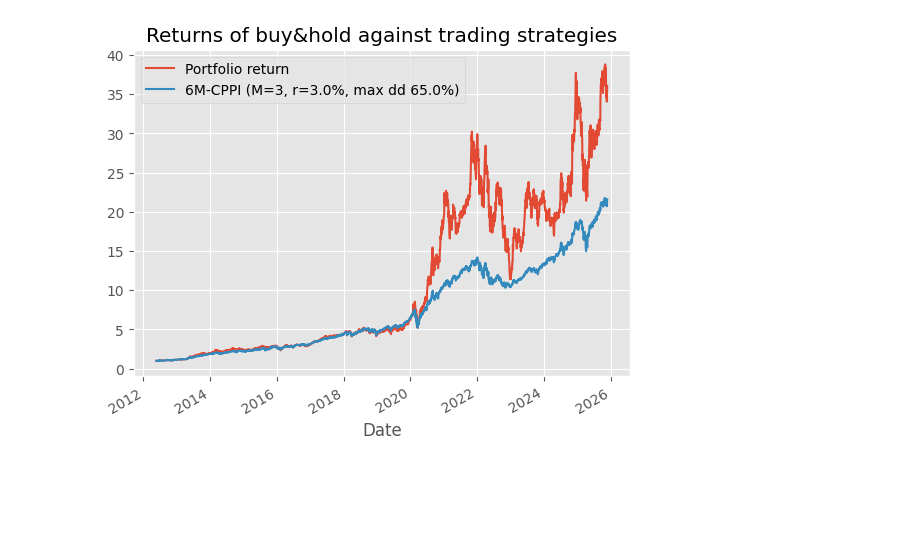
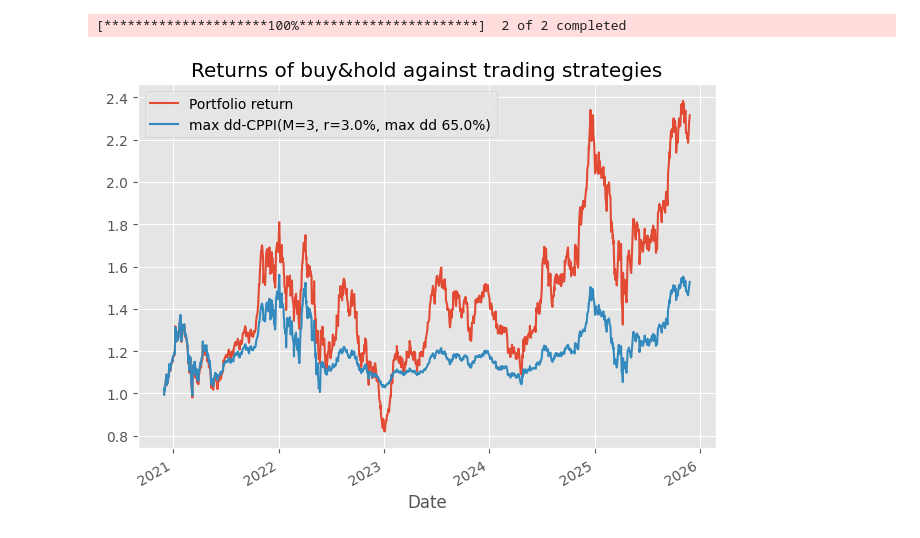
Before and after one commit to VLTSML26/trading, a Jupyter notebook: notebooks/test_nuovastruttura.ipynb, the cells around one changed output. Drawn from its saved outputs; the diff is of its cells as text; code cells hidden in the pictures; blank space fills up the shorter version.

Commit message:
Test metodi classe Tickers

```diff
--- a/notebooks/test_nuovastruttura.ipynb
+++ b/notebooks/test_nuovastruttura.ipynb
@@ -27,5 +69,11 @@ ew = Portfolio(sp_500, period="max")
 # %%
-sixmonth_cppi = CPPI(ew, {'floor': 0.65, 'rebalance': '6M', 'type': 'max dd'})
-sixmonth_cppi.plot()
+sp_500 = {
+    'tickers': ['AAPL', 'TSLA'],
+    'period': '5y'
+}
+ew = Portfolio(Tickers(**sp_500))
+CPPI(ew, floor=0.65, reb='6M', type='max dd').plot()
+plt.tight_layout()
 # %% [output]
+[*********************100%***********************]  2 of 2 completed
-[figure, old version]
+[figure, new version]
```
Also changed, not shown: parts of 13 cells of this notebook, 1 other file.
